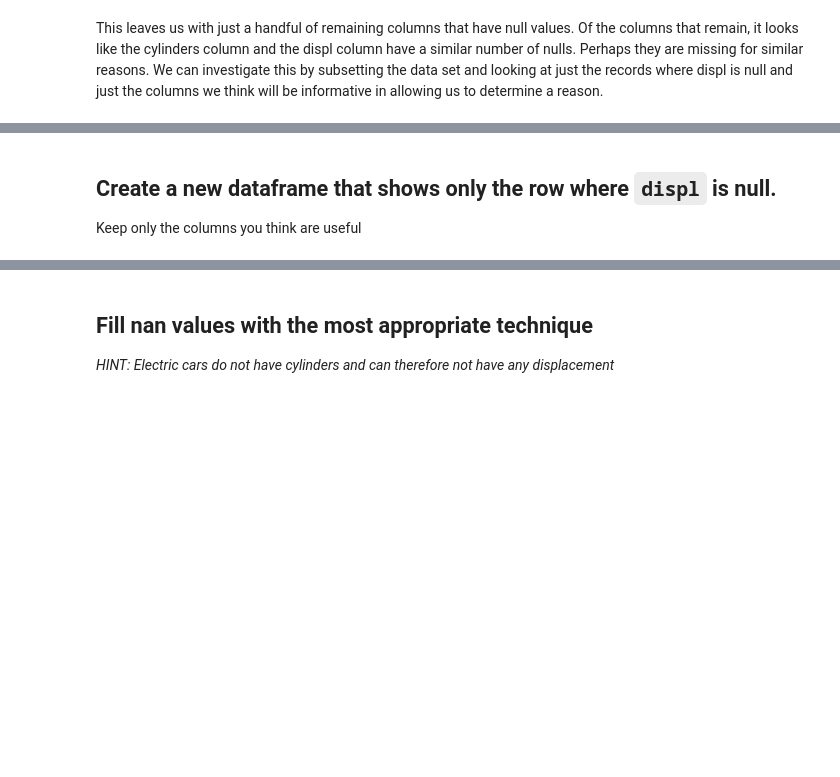
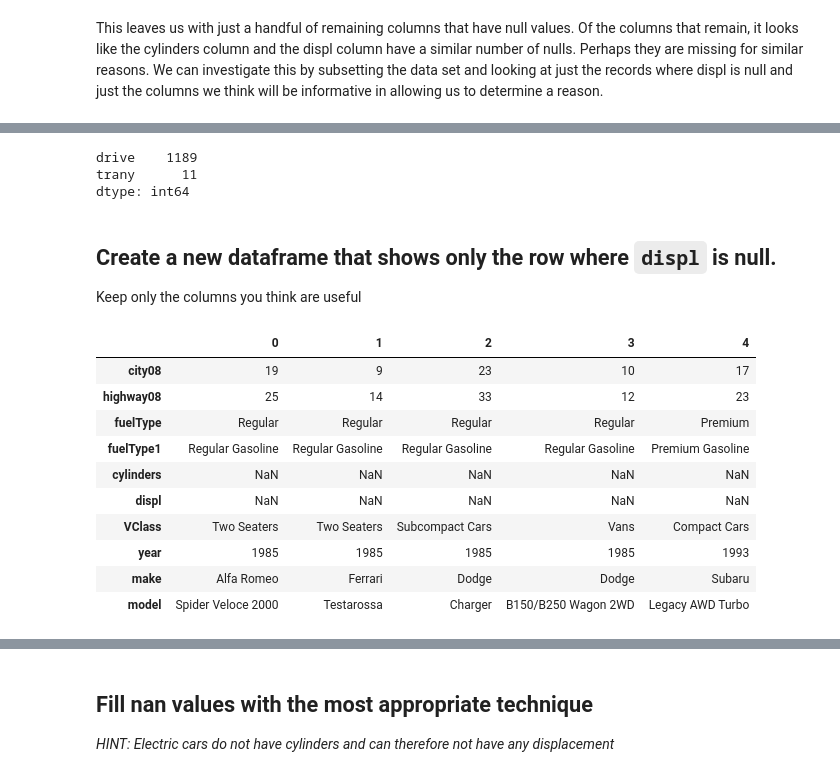
Before and after one commit to Ironhack-Data-Madrid-Octubre-2023/2.4-lab_data_cleaning, a Jupyter notebook: your-code/main.ipynb, the cells around one changed output, grey strips where cells are left out. Drawn from its saved outputs; the diff is of its cells as text; code cells hidden in the pictures; blank space fills up the shorter version.

```diff
--- a/your-code/main.ipynb
+++ b/your-code/main.ipynb
@@ -172,3 +301,25 @@ This leaves us with just a handful of remaining columns that have null values. O
+# %%
+non_nulls3[non_nulls3>0]
+# %% [output]
+drive    1189
+trany      11
+dtype: int64
 # %% [markdown]
 ## Create a new dataframe that shows only the row where `displ` is null.
 Keep only the columns you think are useful
+# %%
+cols_de_interes= ['city08', 'highway08', 'fuelType', 'fuelType1', 'cylinders', 'displ', 'VClass', 'year','make', 'model']
+cols_seleccionadas = data[cols_de_interes]
+cols_seleccionadas.head().T
+# %% [output]
+|  | 0 | 1 | 2 | 3 | 4 |
+| city08 | 19 | 9 | 23 | 10 | 17 |
+| highway08 | 25 | 14 | 33 | 12 | 23 |
+| fuelType | Regular | Regular | Regular | Regular | Premium |
+| fuelType1 | Regular Gasoline | Regular Gasoline | Regular Gasoline | Regular Gasoline | Premium Gasoline |
+| cylinders | NaN | NaN | NaN | NaN | NaN |
+| displ | NaN | NaN | NaN | NaN | NaN |
+| VClass | Two Seaters | Two Seaters | Subcompact Cars | Vans | Compact Cars |
+| year | 1985 | 1985 | 1985 | 1985 | 1993 |
+| make | Alfa Romeo | Ferrari | Dodge | Dodge | Subaru |
+| model | Spider Veloce 2000 | Testarossa | Charger | B150/B250 Wagon 2WD | Legacy AWD Turbo |
```
Also changed, not shown: parts of 22 cells of this notebook.
